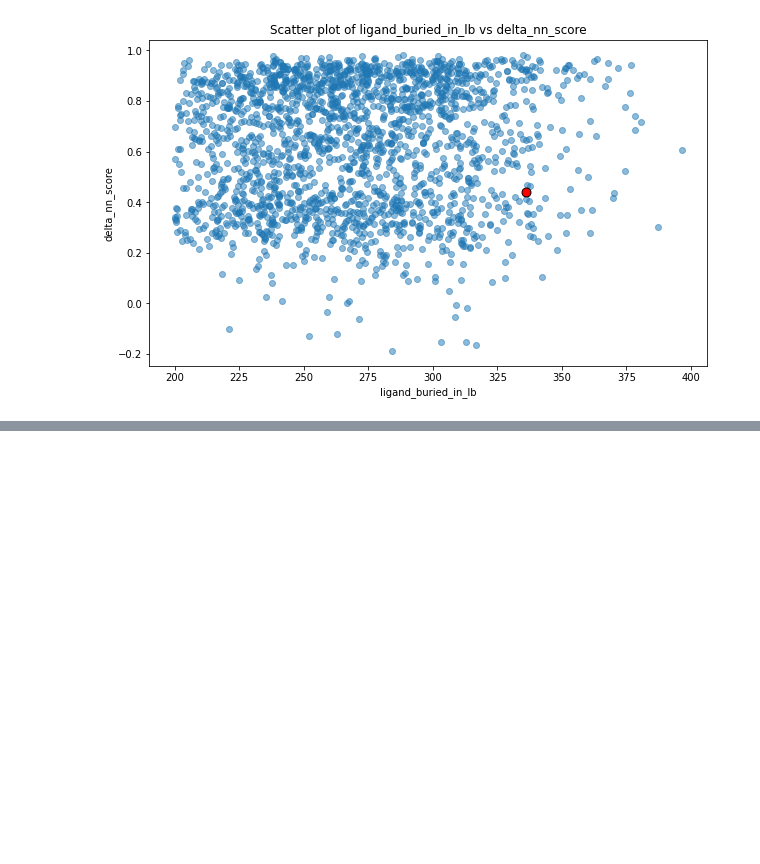
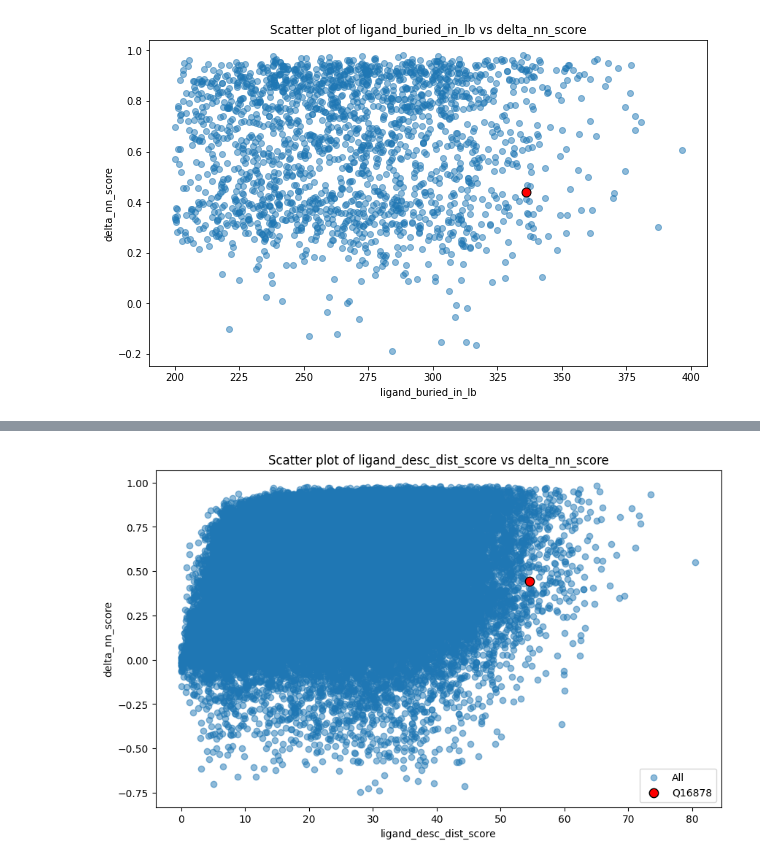
Before and after one commit to meng-yx/masif-neosurf-af2, a Jupyter notebook: notebooks/ligand_delta_score.ipynb, the cells around one changed output, grey strips where cells are left out. Cells and saved outputs as stored; diff of their text form; code cells hidden in the pictures; blank space fills up the shorter version.

```diff
--- a/notebooks/ligand_delta_score.ipynb
+++ b/notebooks/ligand_delta_score.ipynb
@@ -774,0 +909,26 @@ plt.show()
+# %%
+# Plot delta_nn_score ~ ligand_desc_dist_score
+import matplotlib.pyplot as plt
+
+plt.figure(figsize=(10, 6))
+plt.scatter(df_results_delta['ligand_desc_dist_score'], df_results_delta['delta_nn_score'], alpha=0.5, label='All')
+
+# Highlight the row(s) whose uniprot_accn is Q16878
+highlight_mask = df_results_delta['uniprot_accn'] == "Q16878"
+if highlight_mask.any():
+    plt.scatter(
+        df_results_delta.loc[highlight_mask, 'ligand_desc_dist_score'],
+        df_results_delta.loc[highlight_mask, 'delta_nn_score'],
+        color='red',
+        s=80,
+        edgecolor='black',
+        label='Q16878'
+    )
+
+plt.xlabel('ligand_desc_dist_score')
+plt.ylabel('delta_nn_score')
+plt.title('Scatter plot of ligand_desc_dist_score vs delta_nn_score')
+plt.legend()
+plt.show()
+# %% [output]
+[figure, added]
```
Also changed, not shown: parts of 8 cells of this notebook, 1 other file.
